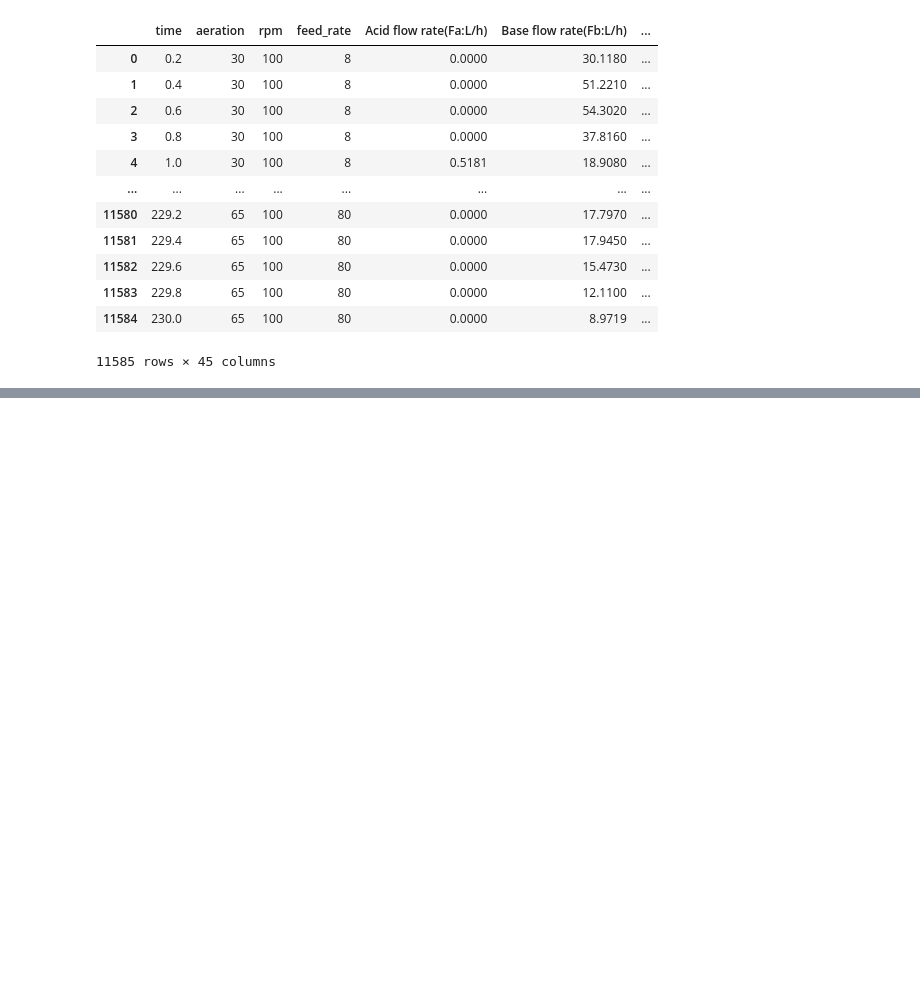
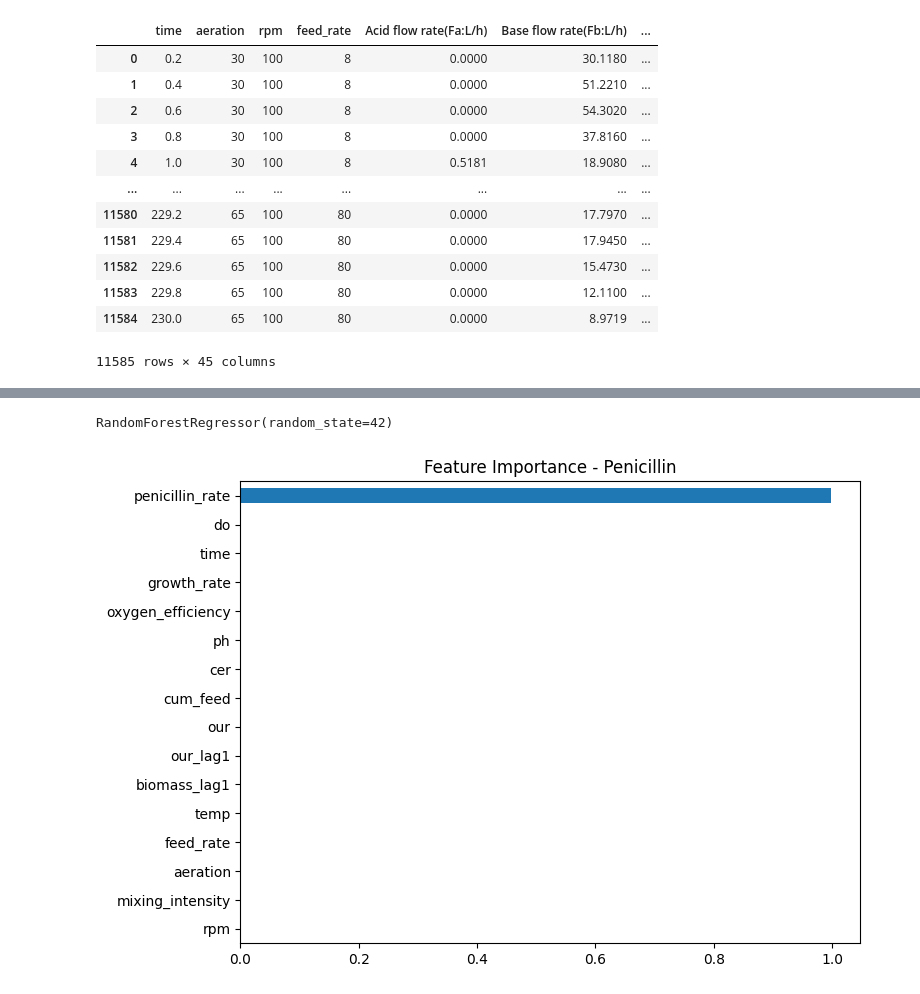
Before and after one commit to asingh1711/penicillin-bioreactor-optimization, a Jupyter notebook: Notebooks/03_model_training.ipynb, the cells around one changed output, grey strips where cells are left out. Drawn from its saved outputs; the diff is of its cells as text; code cells hidden in the pictures; blank space fills up the shorter version.

Commit message:
TOO MUCH OVERFITTING

```diff
--- a/Notebooks/03_model_training.ipynb
+++ b/Notebooks/03_model_training.ipynb
@@ -99,0 +92,5 @@ df[features]
+# %%
+#DONT USE LAG FEATURES, CAUSES OVERFITTING
+# create delta targets
+df["penicillin_delta"] = df["penicillin_next"] - df["penicillin_lag1"]
+df["biomass_delta"] = df["biomass_next"] - df["biomass_lag1"]
@@ -99,0 +116,39 @@ df[features]
+# %%
+batches = df["batch_id"].unique()
+
+train_batches = batches[:int(0.8 * len(batches))]
+test_batches = batches[int(0.8 * len(batches)):]
+
+train = df[df["batch_id"].isin(train_batches)]
+test = df[df["batch_id"].isin(test_batches)]
+# %%
+X_train = train[features]
+X_test = test[features]
+
+y_train_p = train["penicillin_delta"]
+y_test_p = test["penicillin_delta"]
+
+y_train_x = train["biomass_delta"]
+y_test_x = test["biomass_delta"]
+# %%
+from sklearn.ensemble import RandomForestRegressor
+
+model_p = RandomForestRegressor(random_state=42)
+model_x = RandomForestRegressor(random_state=42)
+
+model_p.fit(X_train, y_train_p)
+model_x.fit(X_train, y_train_x)
+# %% [output]
+RandomForestRegressor(random_state=42)
+# %%
+delta_pred_p = model_p.predict(X_test)
+delta_pred_x = model_x.predict(X_test)
+importance = pd.Series(model_p.feature_importances_, index=features)
+importance = importance.sort_values()
+
+plt.figure(figsize=(8,6))
+importance.plot(kind="barh")
+plt.title("Feature Importance - Penicillin")
+plt.show()
+# %% [output]
+[figure, added]
```
Also changed, not shown: parts of 5 cells of this notebook.
